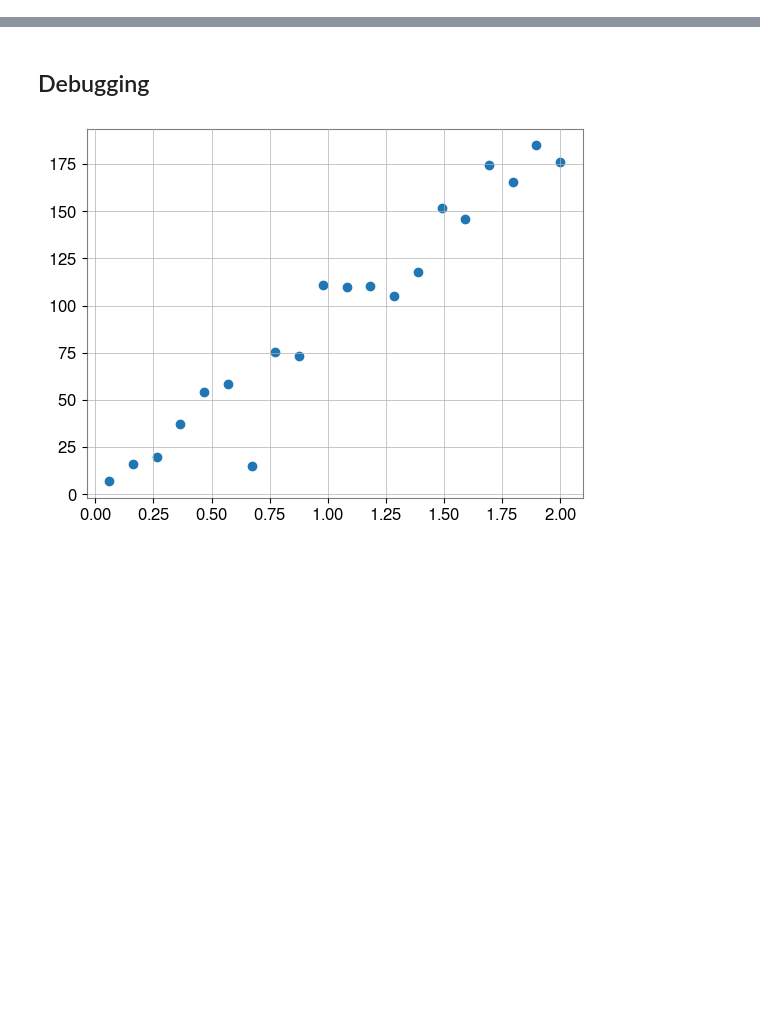
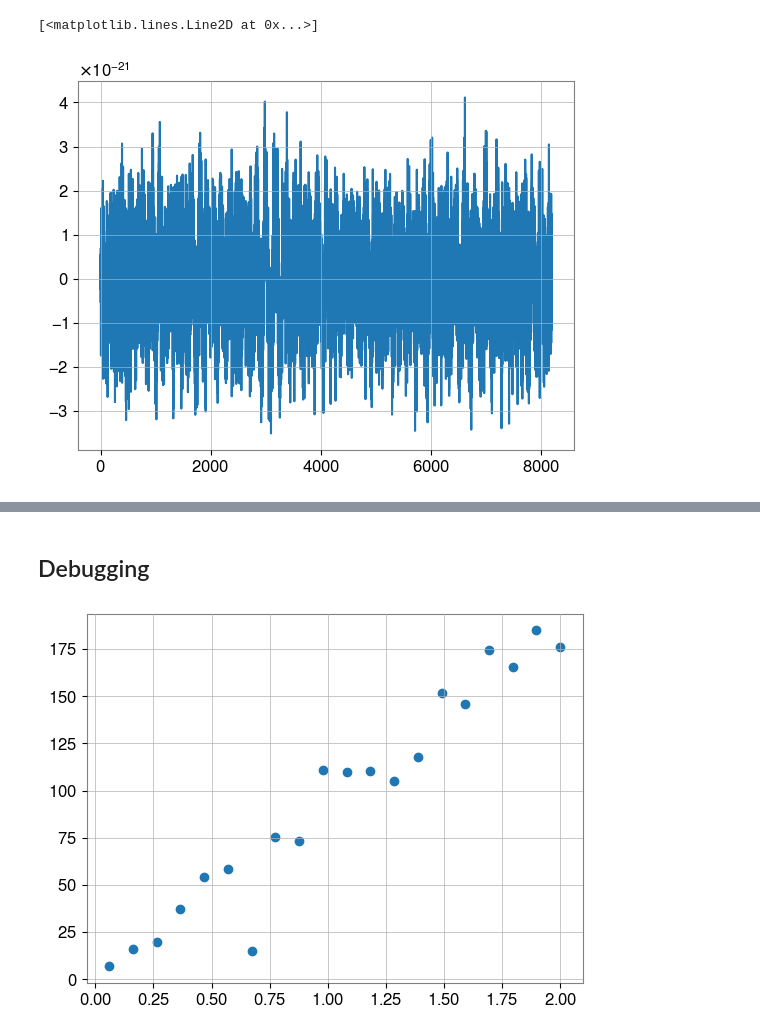
Before and after one commit to Lu-Neil/qnm_filter, a Jupyter notebook: code_demo/SNR_vs_BF/SNR_range.ipynb, the cells around one changed output, grey strips where cells are left out. Drawn from its saved outputs; the diff is of its cells as text; code cells hidden in the pictures; blank space fills up the shorter version.

```diff
--- a/code_demo/SNR_vs_BF/SNR_range.ipynb
+++ b/code_demo/SNR_vs_BF/SNR_range.ipynb
@@ -17,0 +39,5 @@ fsamp = 4096
+# %%
+pl.plot(ifo.strain_data.time_domain_strain)
+# %% [output]
+[<matplotlib.lines.Line2D at 0x...>]
+[figure, added]
```
Also changed, not shown: parts of 7 cells of this notebook, 37 other files.
